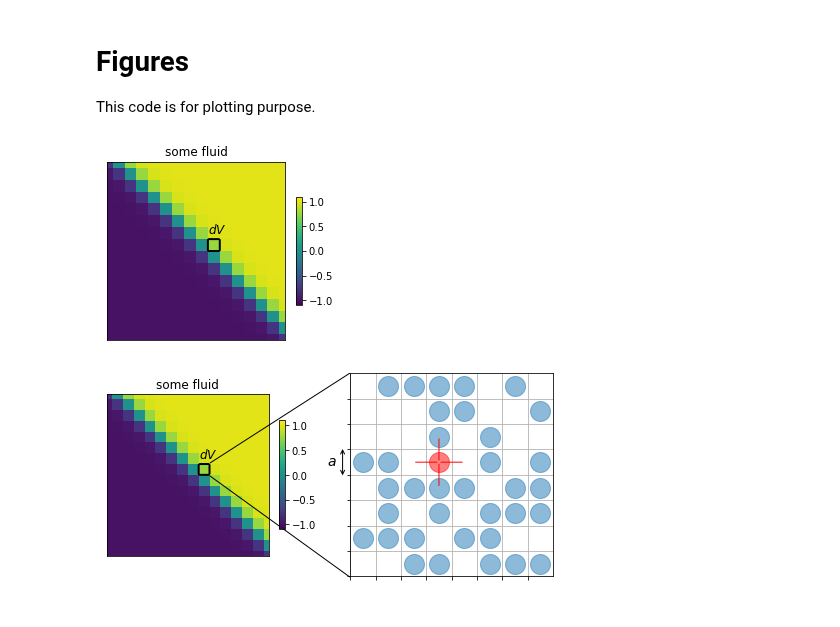
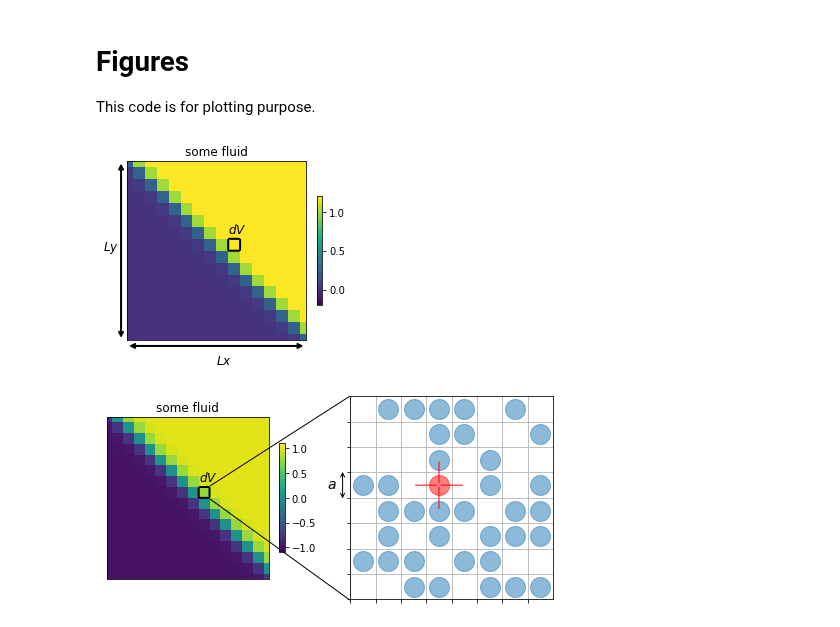
Before and after one commit to elsentjhung/cahn-hilliard-coarsening, a Jupyter notebook: figures/figures.ipynb, the cells around one changed output. Saved outputs shown, nothing was run; the diff lists cells and outputs as text; code cells hidden in the pictures.

```diff
--- a/figures/figures.ipynb
+++ b/figures/figures.ipynb
@@ -10,55 +10,42 @@ import matplotlib.pyplot as plt
 # array of cartesian coordinates (needed for plotting)
 dx, dy = 1.0, 1.0
 Nx, Ny = 16, 16
 x = np.arange(0, Nx)*dx
 y = np.arange(0, Ny)*dx
 y, x = np.meshgrid(y, x)
 
 # some random phi field
-phi = np.tanh(x - 0.5*Nx*dx*np.ones(len(x)) + y - 0.5*Ny*dy*np.ones(len(x)))
-
-# particles
-Np = 35
-np.random.seed(0)
-X = np.zeros(Np)
-Y = np.zeros(Np)
-for p in range(0, Np, 1):
-    repeated = True
-    while repeated:
-        X[p] = np.random.randint(0, 8)
-        Y[p] = np.random.randint(0, 8)
-        repeated = False
-        for q in range(0, p, 1):
-            if X[p] == X[q] and Y[p] == Y[q]:
-                    repeated = True
-
-X = X + 0.5
-Y = Y + 0.5
-Xtag, Ytag = 3.5, 4.5
+phi = 1.0+np.tanh(x - 0.5*Nx*dx*np.ones(len(x)) + y - 0.5*Ny*dy*np.ones(len(x)))
 
 # create instance of pyplot
 fig, ax1 = plt.subplots(1,1,figsize=(4,4))
 
 ax1.set_xlim(0, (Nx-1)*dx)
 ax1.set_ylim(0, (Ny-1)*dy)
 ax1.set_xticks([])
 ax1.set_yticks([])
 ax1.set_aspect('equal')
 ax1.set_title('some fluid')
-colormap = ax1.pcolormesh(x, y, phi, shading='auto', vmin=-1.1, vmax=1.1)
+colormap = ax1.pcolormesh(x, y, phi, shading='auto', vmin=-0.2, vmax=1.2)
 
 ax1.annotate('', xy=(9.6,7.5), xytext=(8.4,7.5), arrowprops=dict(edgecolor='black', arrowstyle='-', linewidth=2))
 ax1.annotate('', xy=(9.6,8.5), xytext=(8.4,8.5), arrowprops=dict(edgecolor='black', arrowstyle='-', linewidth=2))
 ax1.annotate('', xy=(8.5,8.6), xytext=(8.5,7.4), arrowprops=dict(edgecolor='black', arrowstyle='-', linewidth=2))
 ax1.annotate('', xy=(9.5,8.6), xytext=(9.5,7.4), arrowprops=dict(edgecolor='black', arrowstyle='-', linewidth=2))
 
 fig.colorbar(colormap, ax=ax1, shrink=0.5)
 
 ax1.annotate('$dV$', fontsize=12, xy=(8.5,9))
 
+ax1.annotate('', xy=(-0.5,15), xytext=(-0.5,0), arrowprops=dict(edgecolor='black', arrowstyle='<->', linewidth=2), annotation_clip=False)
+ax1.annotate('', xy=(15,-0.5), xytext=(0,-0.5), arrowprops=dict(edgecolor='black', arrowstyle='<->', linewidth=2), annotation_clip=False)
+ax1.annotate('$Lx$', fontsize=12, xy=(7.5,-2), annotation_clip=False)
+ax1.annotate('$Ly$', fontsize=12, xy=(-2,7.5), annotation_clip=False)
+
+
 plt.show()
 # %% [output]
-[figure, old version]
+[figure, new version]
 # %%
 ### THIS BLOCK OF CODE IS JUST FOR PLOTTING PURPOSES -- YOU CAN IGNORE IT ###
 import numpy as np
```
Also changed, not shown: 1 other file.
